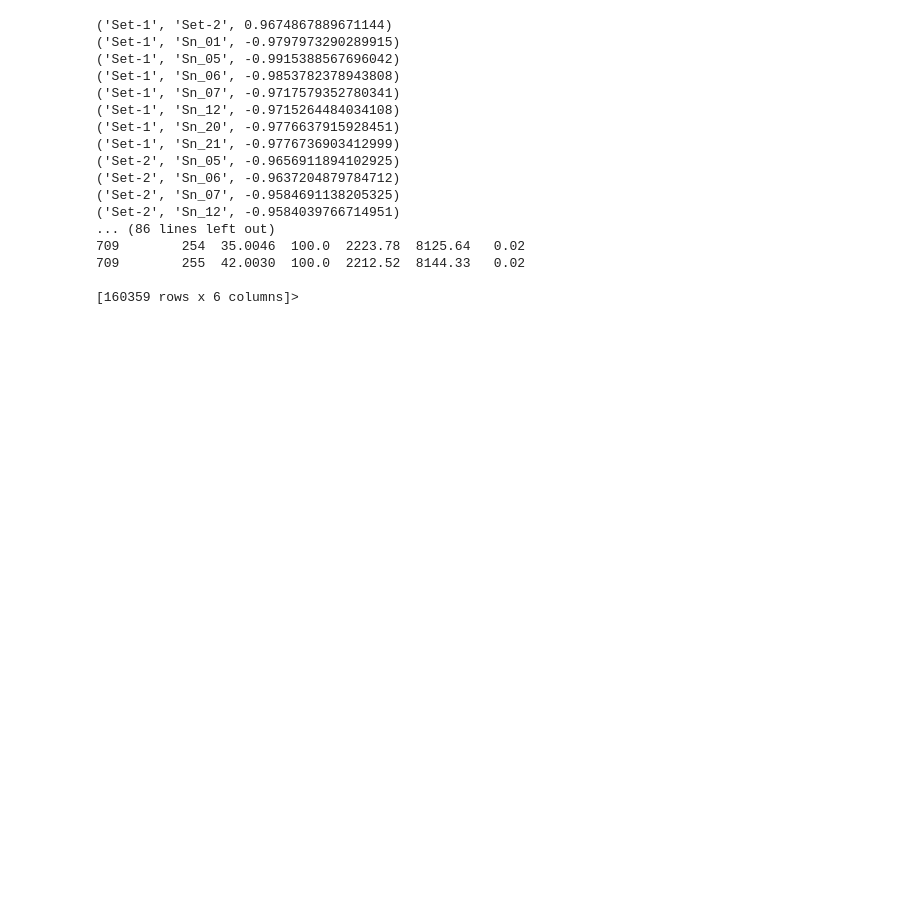
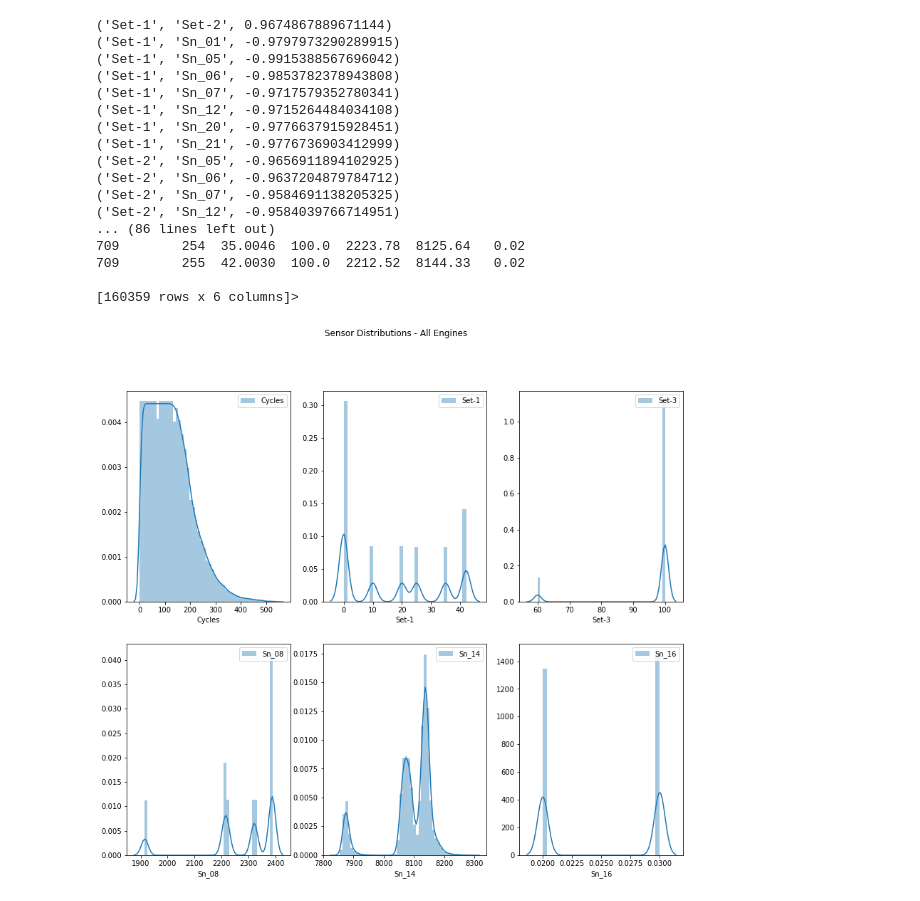
Before and after one commit to CloudforestTechnologies/nasa-turbofan-failure-prediction, a Jupyter notebook: Notebooks/1.0-pm-nasa-turbofan-data-eda.ipynb, the cells around one changed output. Drawn from its saved outputs; the diff is of its cells as text; code cells hidden in the pictures; blank space fills up the shorter version.

Commit message:
Added sensor data distribution visualisation.

```diff
--- a/Notebooks/1.0-pm-nasa-turbofan-data-eda.ipynb
+++ b/Notebooks/1.0-pm-nasa-turbofan-data-eda.ipynb
@@ -130,3 +130,29 @@ print(processed_df.info)
 709        255  42.0030  100.0  2212.52  8144.33   0.02
 
 [160359 rows x 6 columns]>
+# %%
+# Visualise Sensor Data Distribution
+plotted_dataset_df = processed_df.copy()
+
+
+columns = plotted_dataset_df.columns
+figs_per_row = 3
+n_columns = len(columns)
+n_rows = (int(n_columns / figs_per_row))
+
+# Create plot.
+fig, axes = plt.subplots(n_rows, figs_per_row, figsize = (14, 12))
+
+axes = axes.flatten()
+
+fig.suptitle('Sensor Distributions - All Engines')
+
+for column, ax in zip(columns, axes):
+
+    ax = sns.distplot(plotted_dataset_df[column], ax = ax, label = column)
+    ax.legend(loc=1)
+
+# Save plot.
+plt.show()
+# %% [output]
+[figure, added]
```
Also changed, not shown: 1 other file.
